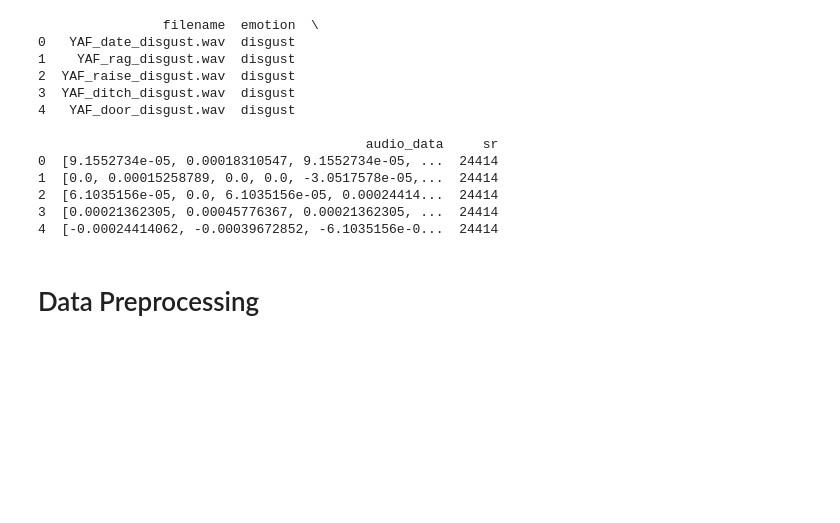
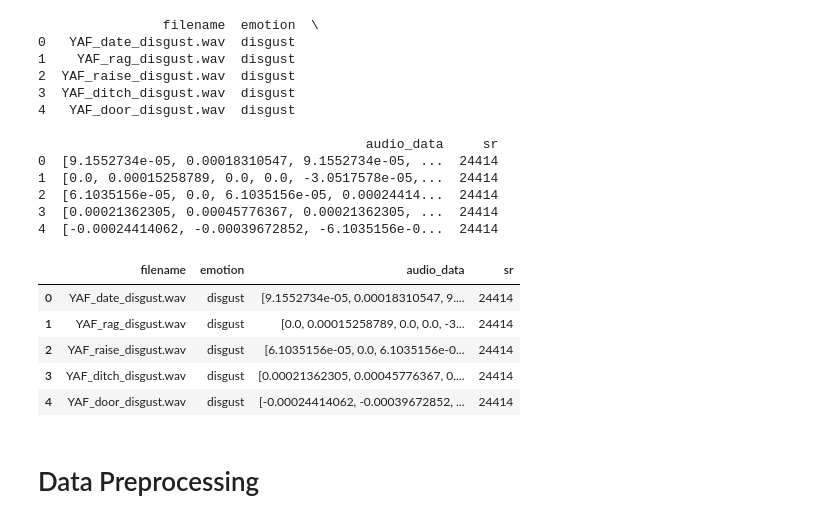
Before and after one commit to brunomfernandes45/emotion-detection, a Jupyter notebook: notebook.ipynb, the cells around one changed output. Saved outputs shown, nothing was run; the diff lists cells and outputs as text; code cells hidden in the pictures; blank space fills up the shorter version.

```diff
--- a/notebook.ipynb
+++ b/notebook.ipynb
@@ -72,6 +77,18 @@ if __name__ == "__main__":
 2  [6.1035156e-05, 0.0, 6.1035156e-05, 0.00024414...  24414
 3  [0.00021362305, 0.00045776367, 0.00021362305, ...  24414
 4  [-0.00024414062, -0.00039672852, -6.1035156e-0...  24414
+# %%
+data_path = "data"
+
+original_df = create_emotion_dataframe(data_path)
+original_df.head()
+# %% [output]
+|  | filename | emotion | audio_data | sr |
+| 0 | YAF_date_disgust.wav | disgust | [9.1552734e-05, 0.00018310547, 9.... | 24414 |
+| 1 | YAF_rag_disgust.wav | disgust | [0.0, 0.00015258789, 0.0, 0.0, -3... | 24414 |
+| 2 | YAF_raise_disgust.wav | disgust | [6.1035156e-05, 0.0, 6.1035156e-0... | 24414 |
+| 3 | YAF_ditch_disgust.wav | disgust | [0.00021362305, 0.00045776367, 0.... | 24414 |
+| 4 | YAF_door_disgust.wav | disgust | [-0.00024414062, -0.00039672852, ... | 24414 |
 # %% [markdown]
 # Data Preprocessing
 # %%
```
Also changed, not shown: parts of 33 cells of this notebook.
